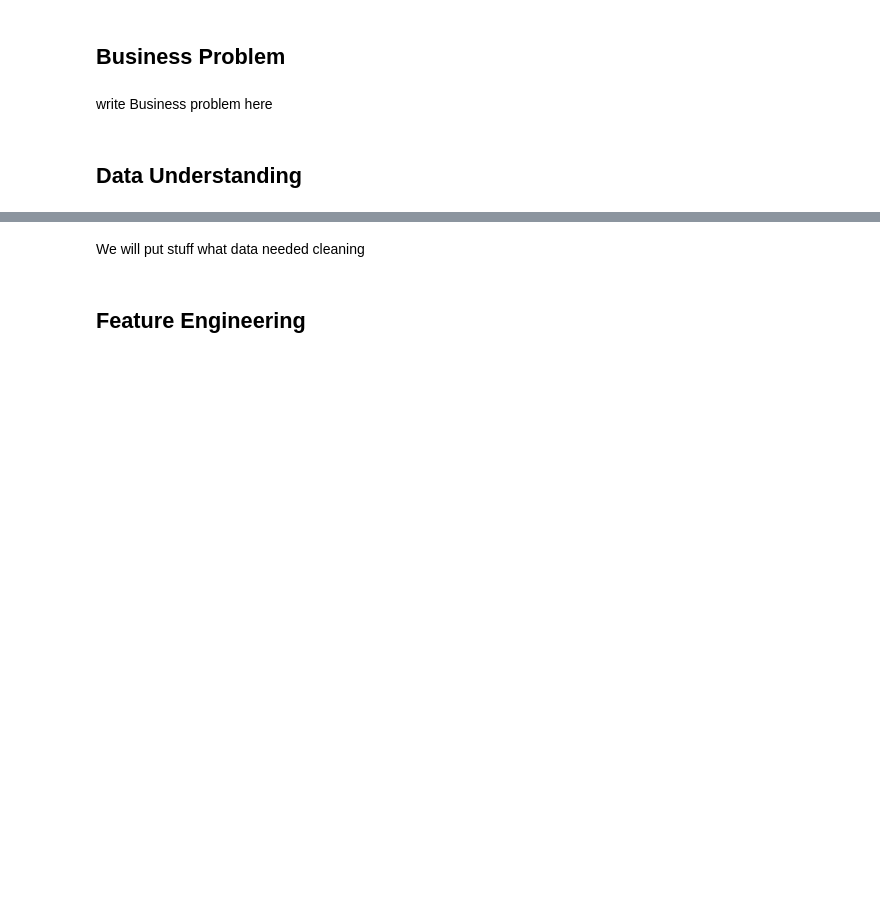
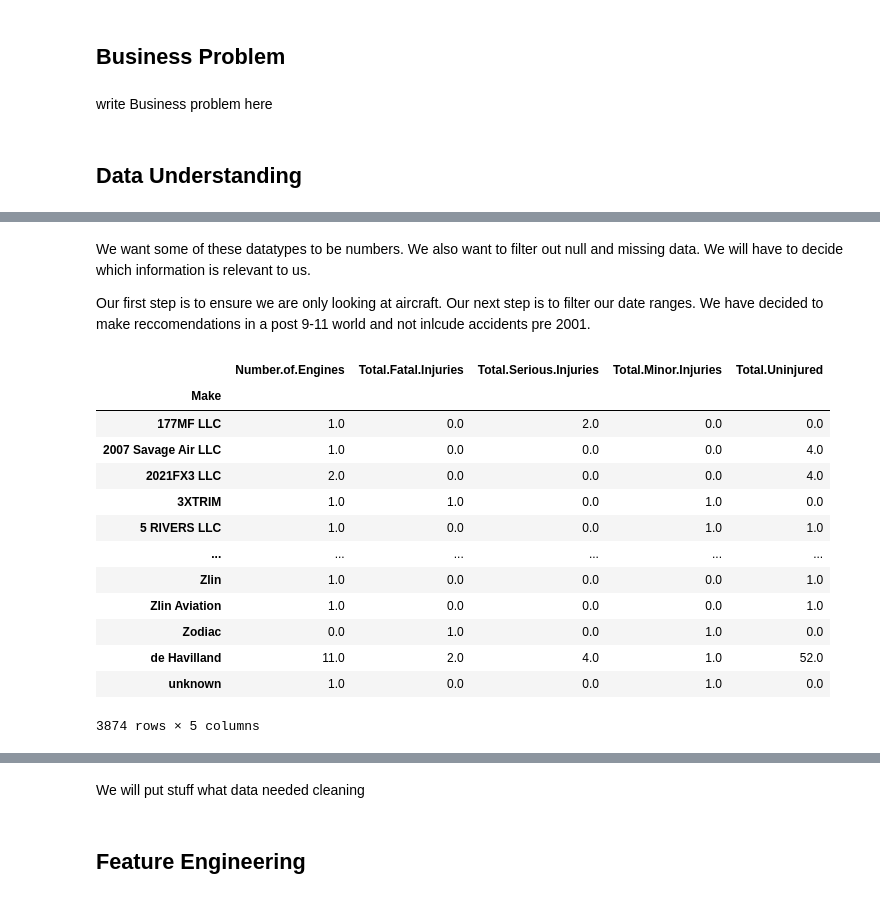
Before and after one commit to mcumiskey/Aviation-Risk-Analysis, a Jupyter notebook: aviation_base_analysis.ipynb, the cells around one changed output, grey strips where cells are left out. Drawn from its saved outputs; the diff is of its cells as text; code cells hidden in the pictures; blank space fills up the shorter version.

```diff
--- a/aviation_base_analysis.ipynb
+++ b/aviation_base_analysis.ipynb
@@ -24,0 +58,7 @@ write Business problem here
+# %% [markdown]
+We want some of these datatypes to be numbers.
+We also want to filter out null and missing data.
+We will have to decide which information is relevant to us.
+
+Our first step is to ensure we are only looking at aircraft.
+Our next step is to filter our date ranges. We have decided to make reccomendations in a post 9-11 world and not inlcude accidents pre 2001.
@@ -24,0 +67,17 @@ write Business problem here
+# %%
+df.groupby('Make').sum()
+# %% [output]
+|  | Number.of.Engines | Total.Fatal.Injuries | Total.Serious.Injuries | Total.Minor.Injuries | Total.Uninjured |
+| Make |  |  |  |  |  |
+| 177MF LLC | 1.0 | 0.0 | 2.0 | 0.0 | 0.0 |
+| 2007 Savage Air LLC | 1.0 | 0.0 | 0.0 | 0.0 | 4.0 |
+| 2021FX3 LLC | 2.0 | 0.0 | 0.0 | 0.0 | 4.0 |
+| 3XTRIM | 1.0 | 1.0 | 0.0 | 1.0 | 0.0 |
+| 5 RIVERS LLC | 1.0 | 0.0 | 0.0 | 1.0 | 1.0 |
+| ... | ... | ... | ... | ... | ... |
+| Zlin | 1.0 | 0.0 | 0.0 | 0.0 | 1.0 |
+| Zlin Aviation | 1.0 | 0.0 | 0.0 | 0.0 | 1.0 |
+| Zodiac | 0.0 | 1.0 | 0.0 | 1.0 | 0.0 |
+| de Havilland | 11.0 | 2.0 | 4.0 | 1.0 | 52.0 |
+| unknown | 1.0 | 0.0 | 0.0 | 1.0 | 0.0 |
+3874 rows × 5 columns
```
Also changed, not shown: parts of 15 cells of this notebook, 1 other file.
